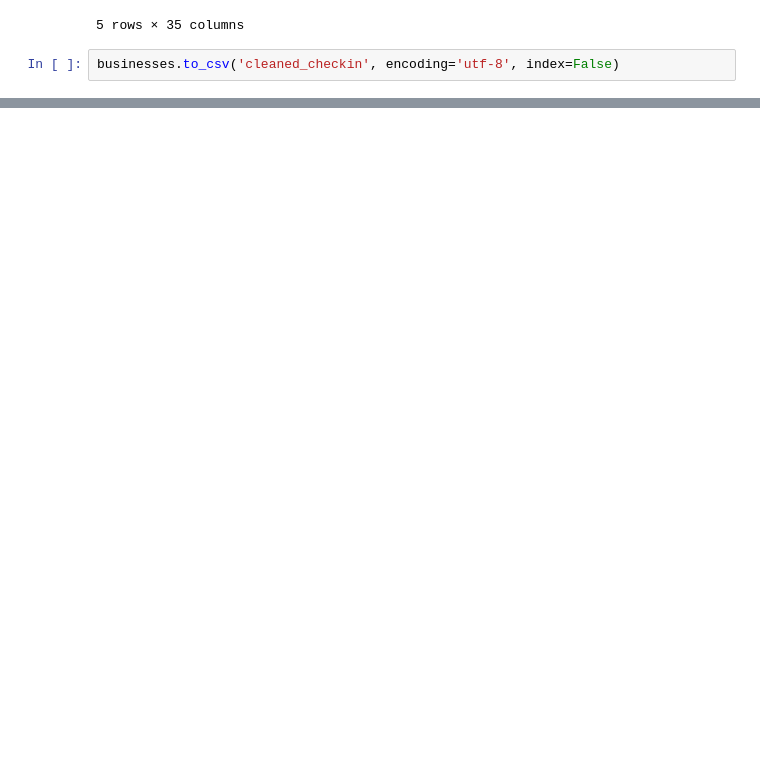
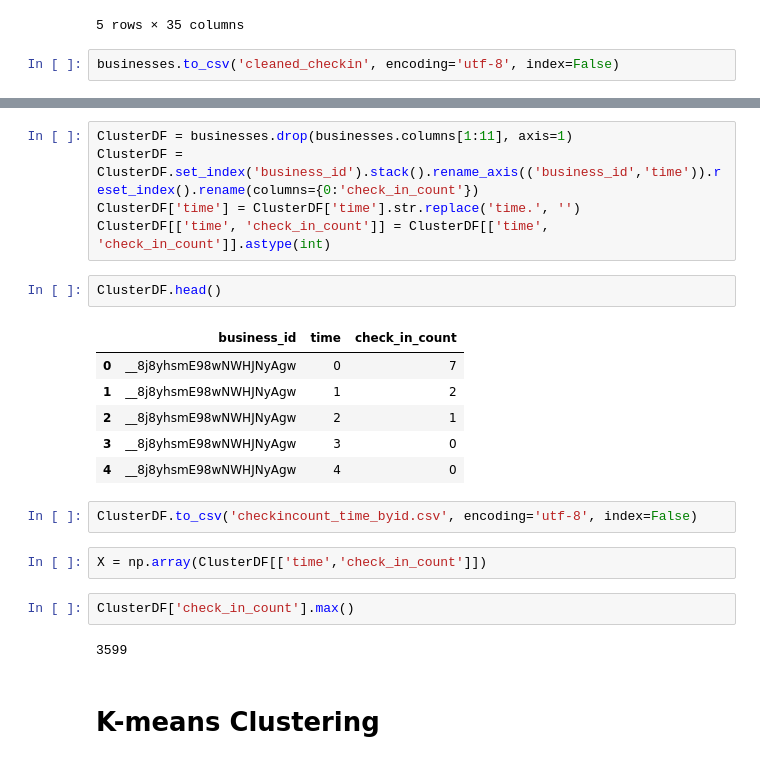
Before and after one commit to CMPE-256/project, a Jupyter notebook: Yelp Data Clustering.ipynb, the cells around one changed output, grey strips where cells are left out. Saved outputs shown, nothing was run; the diff lists cells and outputs as text; blank space fills up the shorter version.

Commit message:
K-means clustering code added

```diff
--- a/Yelp Data Clustering.ipynb
+++ b/Yelp Data Clustering.ipynb
@@ -32,0 +27,24 @@ businesses.to_csv('cleaned_checkin', encoding='utf-8', index=False)
+# %%
+ClusterDF = businesses.drop(businesses.columns[1:11], axis=1)
+ClusterDF = ClusterDF.set_index('business_id').stack().rename_axis(('business_id','time')).reset_index().rename(columns={0:'check_in_count'})
+ClusterDF['time'] = ClusterDF['time'].str.replace('time.', '')
+ClusterDF[['time', 'check_in_count']] = ClusterDF[['time', 'check_in_count']].astype(int)
+# %%
+ClusterDF.head()
+# %% [output]
+|  | business_id | time | check_in_count |
+| 0 | __8j8yhsmE98wNWHJNyAgw | 0 | 7 |
+| 1 | __8j8yhsmE98wNWHJNyAgw | 1 | 2 |
+| 2 | __8j8yhsmE98wNWHJNyAgw | 2 | 1 |
+| 3 | __8j8yhsmE98wNWHJNyAgw | 3 | 0 |
+| 4 | __8j8yhsmE98wNWHJNyAgw | 4 | 0 |
+# %%
+ClusterDF.to_csv('checkincount_time_byid.csv', encoding='utf-8', index=False)
+# %%
+X = np.array(ClusterDF[['time','check_in_count']])
+# %%
+ClusterDF['check_in_count'].max()
+# %% [output]
+3599
+# %% [markdown]
+# K-means Clustering
```
Also changed, not shown: parts of 5 cells of this notebook, 1 other file.
